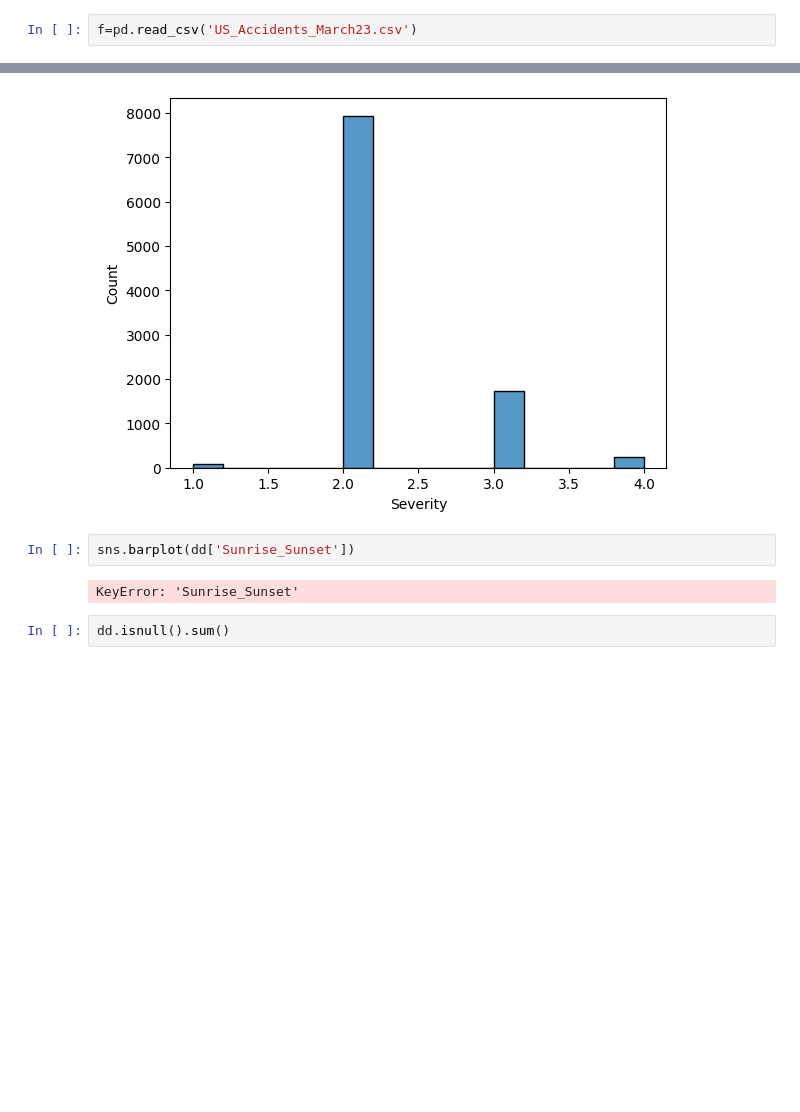
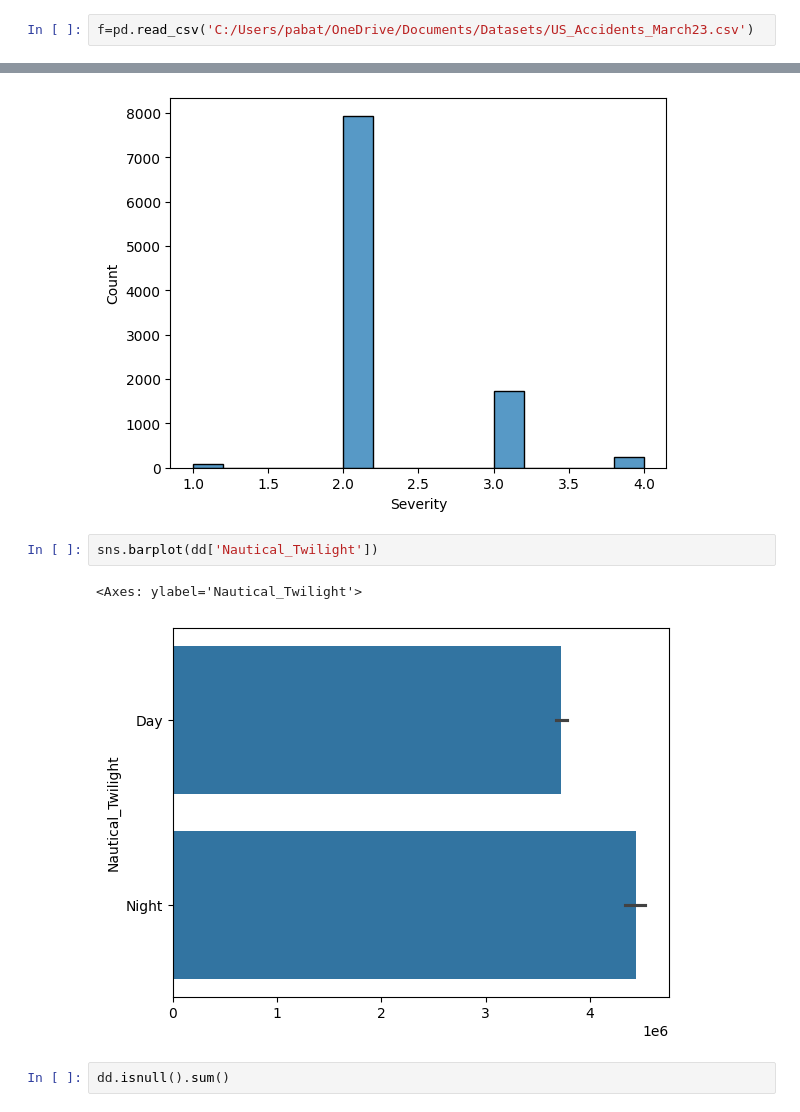
Before and after one commit to saharshhhh/Accident_Severity_Prediction-, a Jupyter notebook: temp.ipynb, the cells around one changed output, grey strips where cells are left out. Cells and saved outputs as stored; diff of their text form; blank space fills up the shorter version.

```diff
--- a/temp.ipynb
+++ b/temp.ipynb
@@ -9,7 +9,7 @@ from sklearn.model_selection import train_test_split
 # %% [markdown]
 READING THE DATASET(CSV FILE)
 # %%
-f=pd.read_csv('US_Accidents_March23.csv')
+f=pd.read_csv('C:/Users/pabat/OneDrive/Documents/Datasets/US_Accidents_March23.csv')
 # %%
 f
 # %% [output]
@@ -80,9 +80,10 @@ sns.histplot(dd['Severity'])
 <Axes: xlabel='Severity', ylabel='Count'>
 [figure]
 # %%
-sns.barplot(dd['Sunrise_Sunset'])
+sns.barplot(dd['Nautical_Twilight'])
 # %% [output]
-KeyError: 'Sunrise_Sunset'
+<Axes: ylabel='Nautical_Twilight'>
+[figure, added]
 # %%
 dd.isnull().sum()
 # %% [output]
```
Also changed, not shown: 1 other file.
